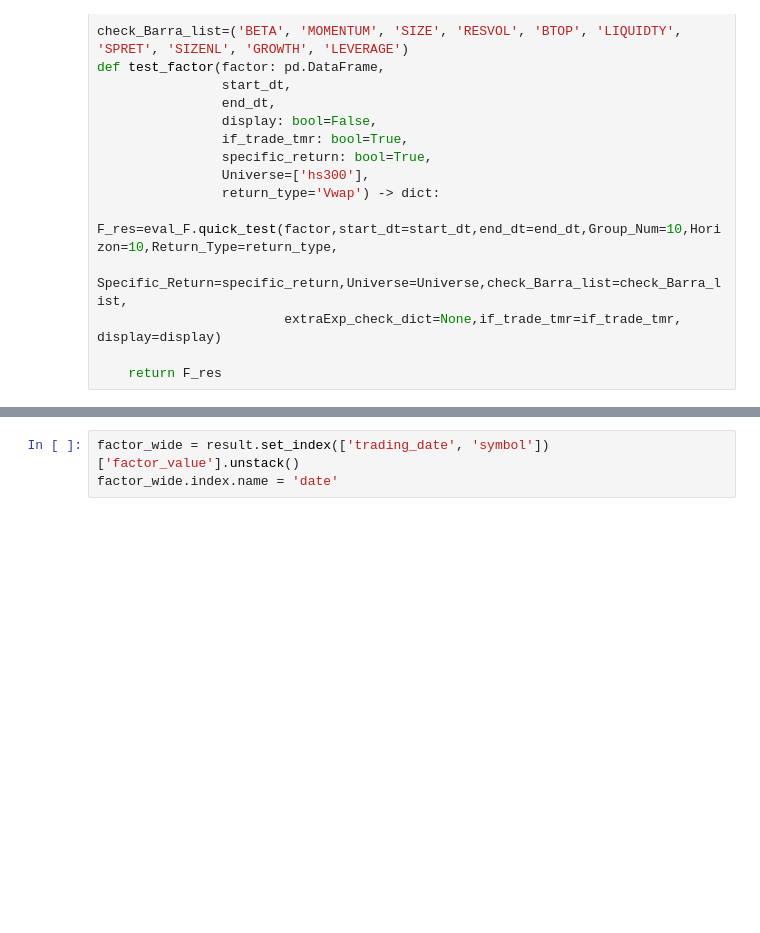
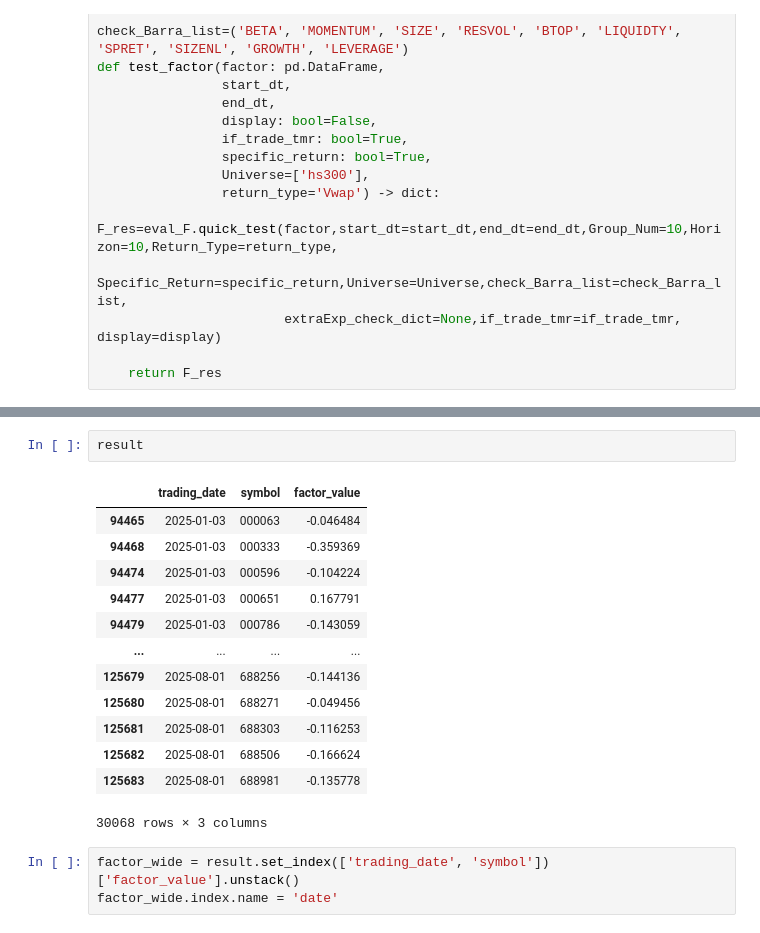
Before and after one commit to Russ4ever/chinese-wwm-roberta, a Jupyter notebook: notebooks/bt.ipynb, the cells around one changed output, grey strips where cells are left out. Saved outputs shown, nothing was run; the diff lists cells and outputs as text; blank space fills up the shorter version.

```diff
--- a/notebooks/bt.ipynb
+++ b/notebooks/bt.ipynb
@@ -61,3 +42,19 @@ df
+# %%
+result
+# %% [output]
+|  | trading_date | symbol | factor_value |
+| 94465 | 2025-01-03 | 000063 | -0.046484 |
+| 94468 | 2025-01-03 | 000333 | -0.359369 |
+| 94474 | 2025-01-03 | 000596 | -0.104224 |
+| 94477 | 2025-01-03 | 000651 | 0.167791 |
+| 94479 | 2025-01-03 | 000786 | -0.143059 |
+| ... | ... | ... | ... |
+| 125679 | 2025-08-01 | 688256 | -0.144136 |
+| 125680 | 2025-08-01 | 688271 | -0.049456 |
+| 125681 | 2025-08-01 | 688303 | -0.116253 |
+| 125682 | 2025-08-01 | 688506 | -0.166624 |
+| 125683 | 2025-08-01 | 688981 | -0.135778 |
+30068 rows × 3 columns
 # %%
 factor_wide = result.set_index(['trading_date', 'symbol'])['factor_value'].unstack()
 factor_wide.index.name = 'date'
```
Also changed, not shown: parts of 3 cells of this notebook, 3 other files.
